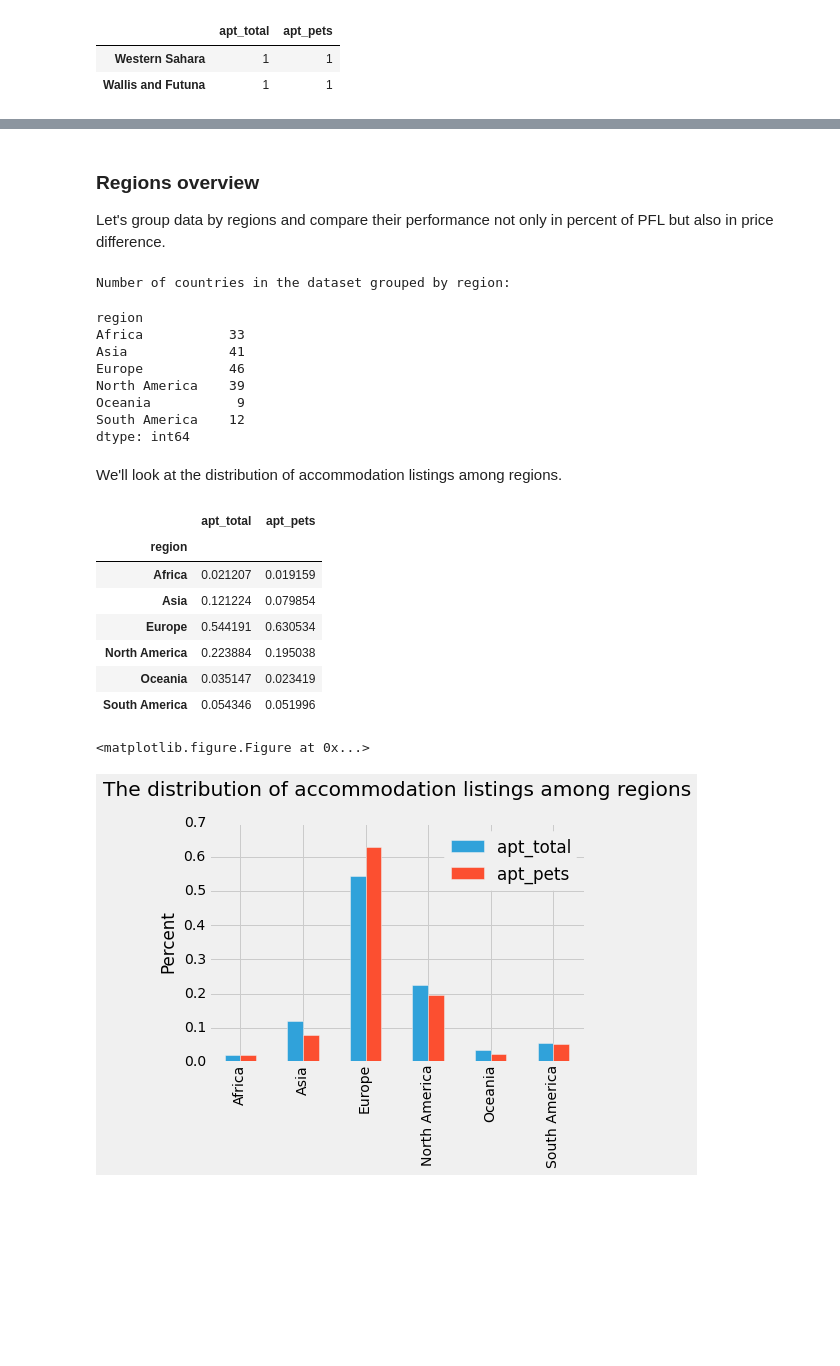
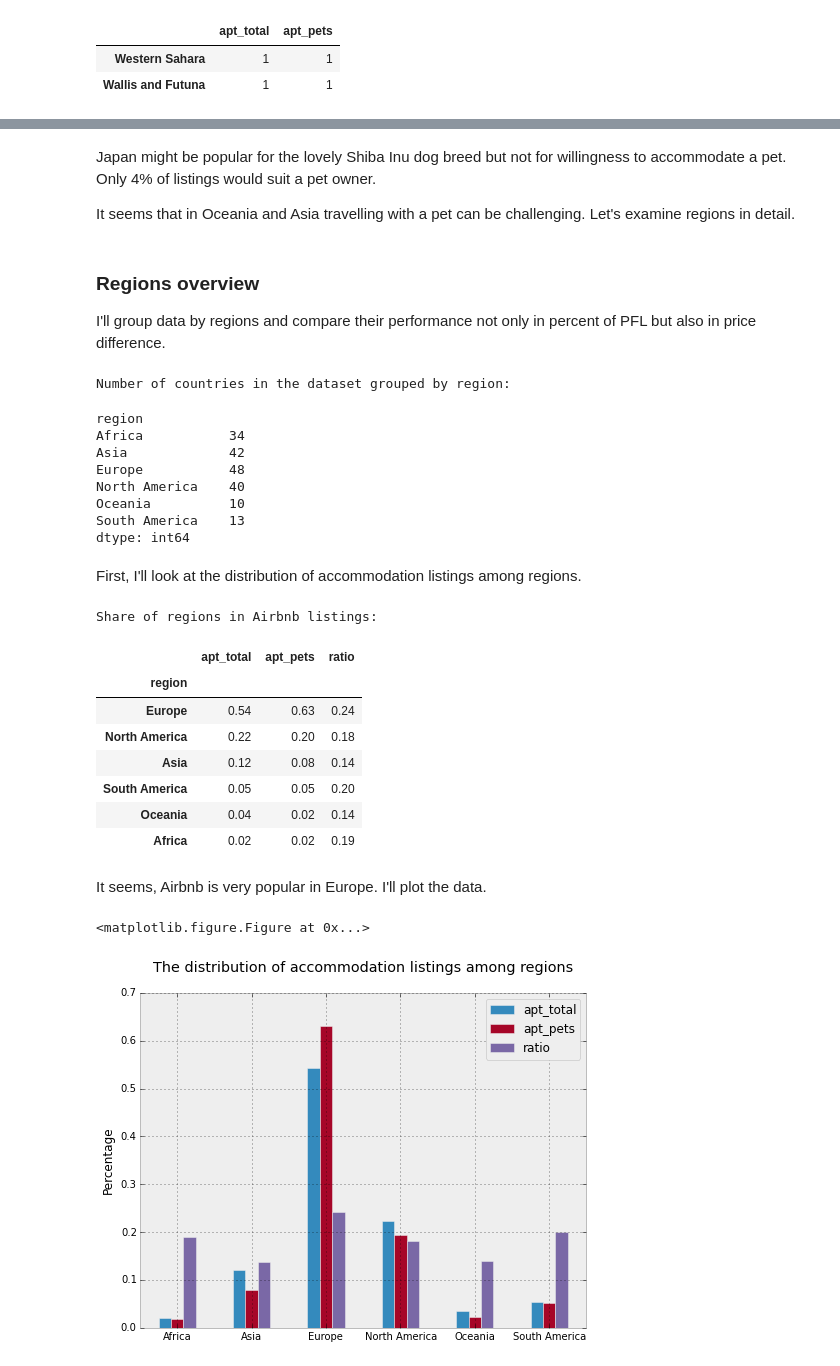
Before and after one commit to medennikova/pet-friendly, a Jupyter notebook: PetFriendly.ipynb, the cells around one changed output, grey strips where cells are left out. Cells and saved outputs as stored; diff of their text form; code cells hidden in the pictures; blank space fills up the shorter version.

```diff
--- a/PetFriendly.ipynb
+++ b/PetFriendly.ipynb
@@ -24,5 +69,0 @@ The plots in this document are made using matplotlib’s ggplot style.
-# %%
-import matplotlib
-%matplotlib inline
-matplotlib.style.use('fivethirtyeight')
-# print plt.style.available
@@ -141,15 +178,16 @@ I'll fix the dataset a bit for further analysis.
 # %%
-# Add a threshold of 30 listings.
-df_cut = df[df['apt_total'] > 30]
+# Add a threshold of 20 listings.
+df_cut = df[df['apt_total'] > 20]
 
 # Remove Antarctica.
 df_cut = df_cut[df_cut.index != 'Antarctica']
 
 print ("These changes leave us {0} countries to examine."
        .format(len(df_cut)))
+
+# Calculate ratio of PFL and add to the DataFrame.
+df_cut['apt_ratio'] = (df_cut['apt_pets'] / df_cut['apt_total'])
+
 print "\nTop-5 countries with the highest ratio of PFL:"
-
-compare = df_cut['apt_pets'] / df_cut['apt_total']
-compare.sort(ascending=False)
-compare[:5]
+df_cut.sort('apt_ratio', ascending=False)[['apt_ratio', 'apt_total', 'apt_pets', 'region']][:5]
 # %% [output]
@@ -169,4 +211,4 @@ Only in Palau, no one is willing to host a pet. I'll have to exclude this countr
 # %%
-print "5 contries with the lowest percent of "
-compare[-5:]
+print "Bottom-5 countries with the lowest ratio of PFL: "
+df_cut.sort('apt_ratio')[['apt_ratio', 'apt_total', 'apt_pets', 'region']][:5]
 # %% [output]
@@ -180,6 +222,10 @@ dtype: float64
+# %% [markdown]
+Japan might be popular for the lovely Shiba Inu dog breed but not for willingness to accommodate a pet. Only 4% of listings would suit a pet owner.
+
+It seems that in Oceania and Asia travelling with a pet can be challenging. Let's examine regions in detail.
 # %% [markdown]
 ### Regions overview
-Let's group data by regions and compare their performance not only in percent of PFL but also in price difference.
+I'll group data by regions and compare their performance not only in percent of PFL but also in price difference.
 # %%
 print ("Number of countries in the dataset "
        "grouped by region:")
@@ -187,15 +233,15 @@ df_cut.groupby(['region']).size()
 # %% [output]
 Number of countries in the dataset grouped by region:
 region
-Africa           33
-Asia             41
-Europe           46
-North America    39
-Oceania           9
-South America    12
+Africa           34
+Asia             42
+Europe           48
+North America    40
+Oceania          10
+South America    13
 dtype: int64
 # %% [markdown]
-We'll look at the distribution of accommodation listings among regions.
+First, I'll look at the distribution of accommodation listings among regions.
 # %%
 # All listings
 region_total = (df_cut['apt_total']
@@ -206,28 +252,42 @@ region_pets = (df_cut['apt_pets']
                .groupby(df_cut['region']).sum()
                / df_cut['apt_pets'].sum())
 
+# PFL ratio
+region_ratio = (df_cut['apt_pets']
+                   .groupby(df_cut['region']).sum()
+                    / df_cut['apt_total']
+                   .groupby(df_cut['region']).sum())
+
 region_listings = pd.concat([region_total, region_pets],
                             axis=1)
-region_listings
+region_listings['ratio'] = region_ratio
+
+print "Share of regions in Airbnb listings: "
+region_listings.sort('apt_total', ascending=False)
 # %% [output]
+Share of regions in Airbnb listings:
-|  | apt_total | apt_pets |
-| region |  |  |
-| Africa | 0.021207 | 0.019159 |
-| Asia | 0.121224 | 0.079854 |
-| Europe | 0.544191 | 0.630534 |
-| North America | 0.223884 | 0.195038 |
-| Oceania | 0.035147 | 0.023419 |
-| South America | 0.054346 | 0.051996 |
+|  | apt_total | apt_pets | ratio |
+| region |  |  |  |
+| Europe | 0.54 | 0.63 | 0.24 |
+| North America | 0.22 | 0.20 | 0.18 |
+| Asia | 0.12 | 0.08 | 0.14 |
+| South America | 0.05 | 0.05 | 0.20 |
+| Oceania | 0.04 | 0.02 | 0.14 |
+| Africa | 0.02 | 0.02 | 0.19 |
+# %% [markdown]
+It seems, Airbnb is very popular in Europe. I'll plot the data.
 # %%
 # Make a bar chart
+matplotlib.style.use('bmh')
+
 plt.figure();
-region_listings.plot(kind='bar')
+region_listings.plot(kind='bar', rot=0, figsize=(8, 6))
 plt.xlabel('')
-plt.ylabel('Percent')
+plt.ylabel('Percentage')
 plt.title('The distribution of accommodation '
           'listings among regions \n')
 plt.show()
 # %% [output]
 <matplotlib.figure.Figure at 0x...>
-[figure, old version]
+[figure, new version]
 # %% [markdown]
```
Also changed, not shown: parts of 45 cells of this notebook.
